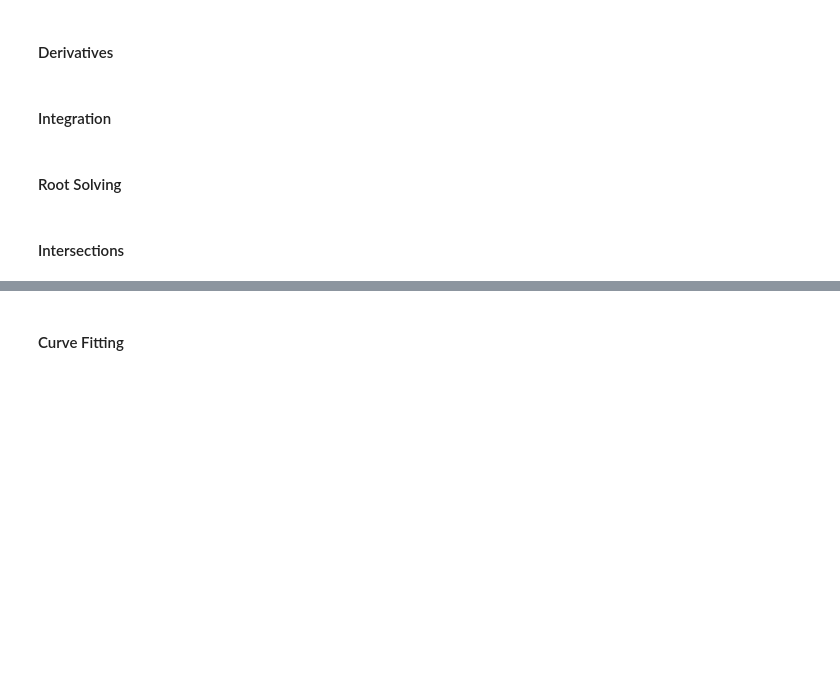
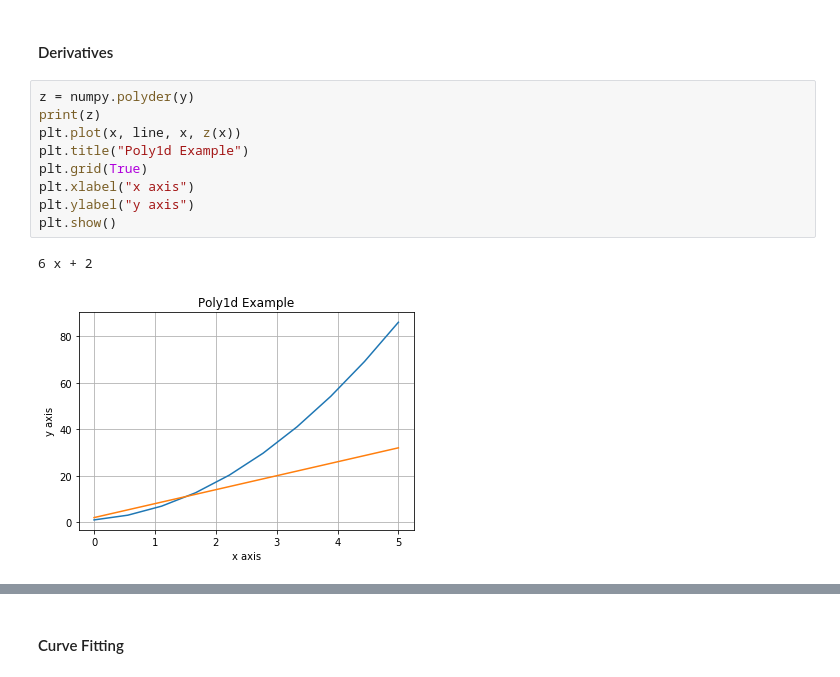
Before and after one commit to jalexcole/Presentation, a Jupyter notebook: Numpy.ipynb, the cells around one changed output, grey strips where cells are left out. Drawn from its saved outputs; the diff is of its cells as text; blank space fills up the shorter version.

```diff
--- a/Numpy.ipynb
+++ b/Numpy.ipynb
@@ -80,9 +80,15 @@ This code can be represented in a hard coded form of python as:
 # Deciding if I really want to make this as numpy just does it for you and you should just use numpy
 # %% [markdown]
 #### Derivatives
-# %% [markdown]
-#### Integration
-# %% [markdown]
-#### Root Solving
-# %% [markdown]
-#### Intersections
+# %%
+z = numpy.polyder(y)
+print(z)
+plt.plot(x, line, x, z(x))
+plt.title("Poly1d Example")
+plt.grid(True)
+plt.xlabel("x axis")
+plt.ylabel("y axis")
+plt.show()
+# %% [output]
+6 x + 2
+[figure, added]
```
Also changed, not shown: parts of 4 cells of this notebook.
